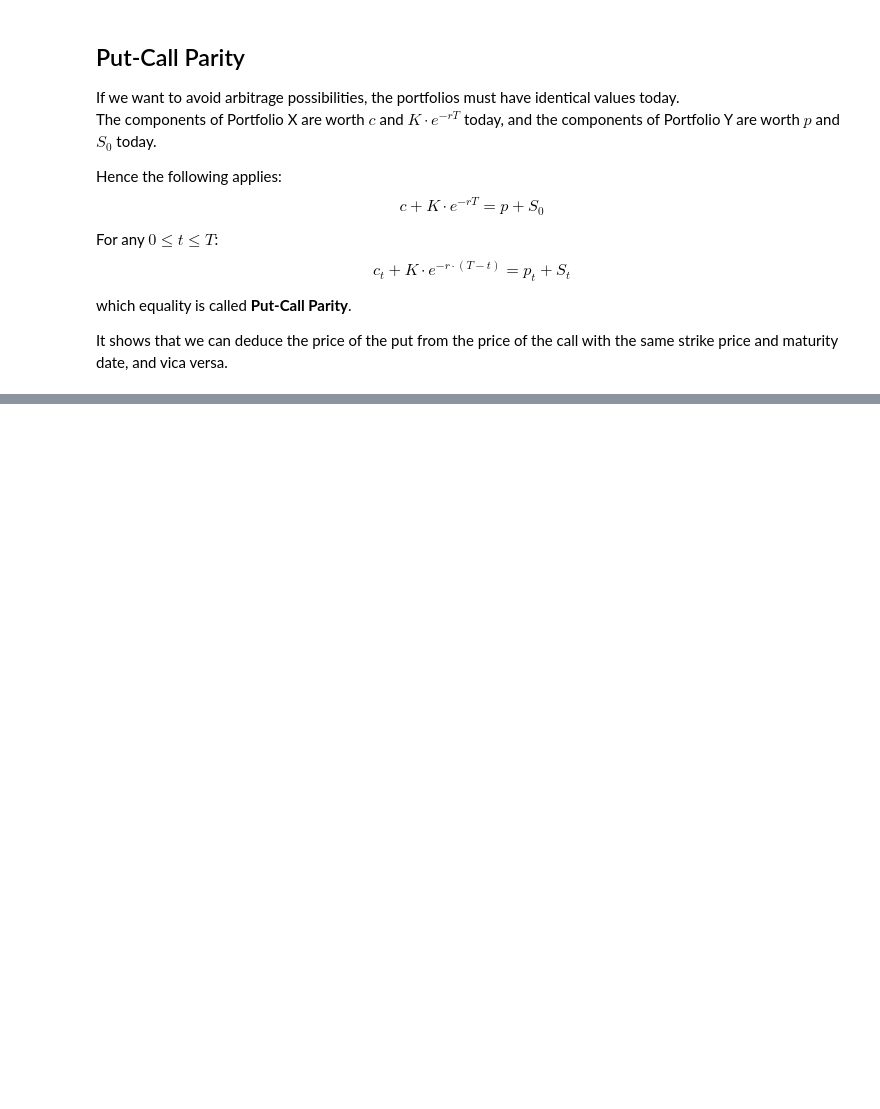
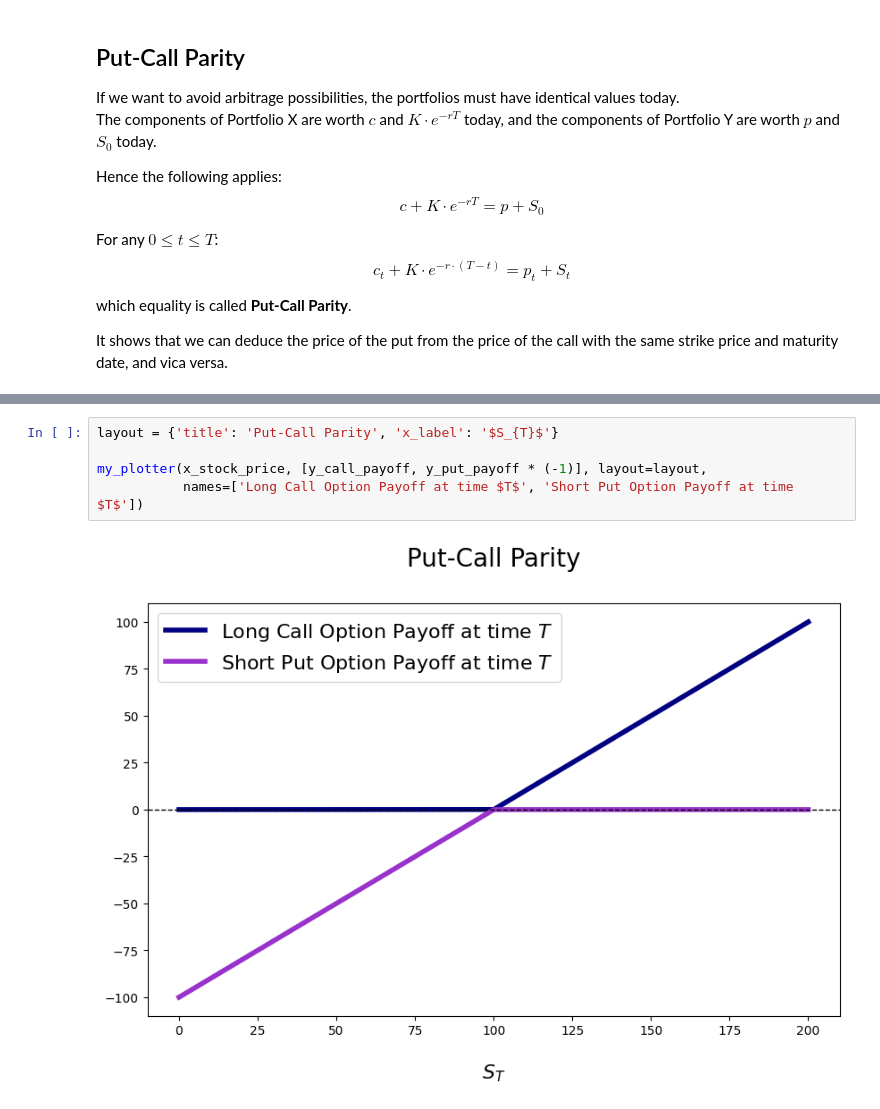
Before and after one commit to QuantCourseBP/QuantCourseBP, a Jupyter notebook: Lectures/02_BSM/presentation_02_option_basics_and_bsm_model.ipynb, the cells around one changed output, grey strips where cells are left out. Drawn from its saved outputs; the diff is of its cells as text; blank space fills up the shorter version.

```diff
--- a/Lectures/02_BSM/presentation_02_option_basics_and_bsm_model.ipynb
+++ b/Lectures/02_BSM/presentation_02_option_basics_and_bsm_model.ipynb
@@ -365,0 +419,7 @@ which shows that a long call plus a short put option payoff is the same as a lon
+# %%
+layout = {'title': 'Put-Call Parity', 'x_label': '$S_{T}$'}
+
+my_plotter(x_stock_price, [y_call_payoff, y_put_payoff * (-1)], layout=layout,
+           names=['Long Call Option Payoff at time $T$', 'Short Put Option Payoff at time $T$'])
+# %% [output]
+[figure, added]
```
Also changed, not shown: parts of 11 cells of this notebook, 5 other files.
